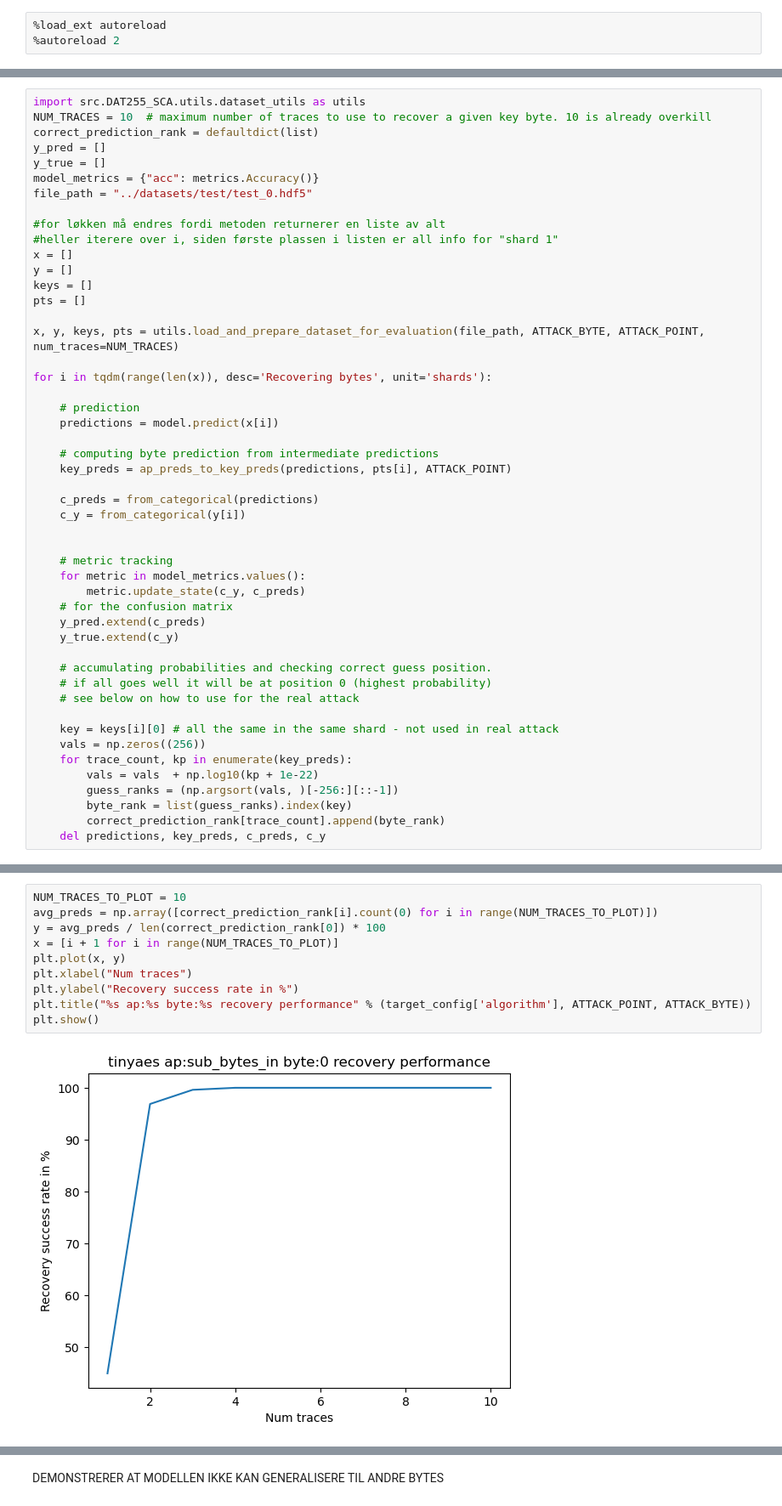
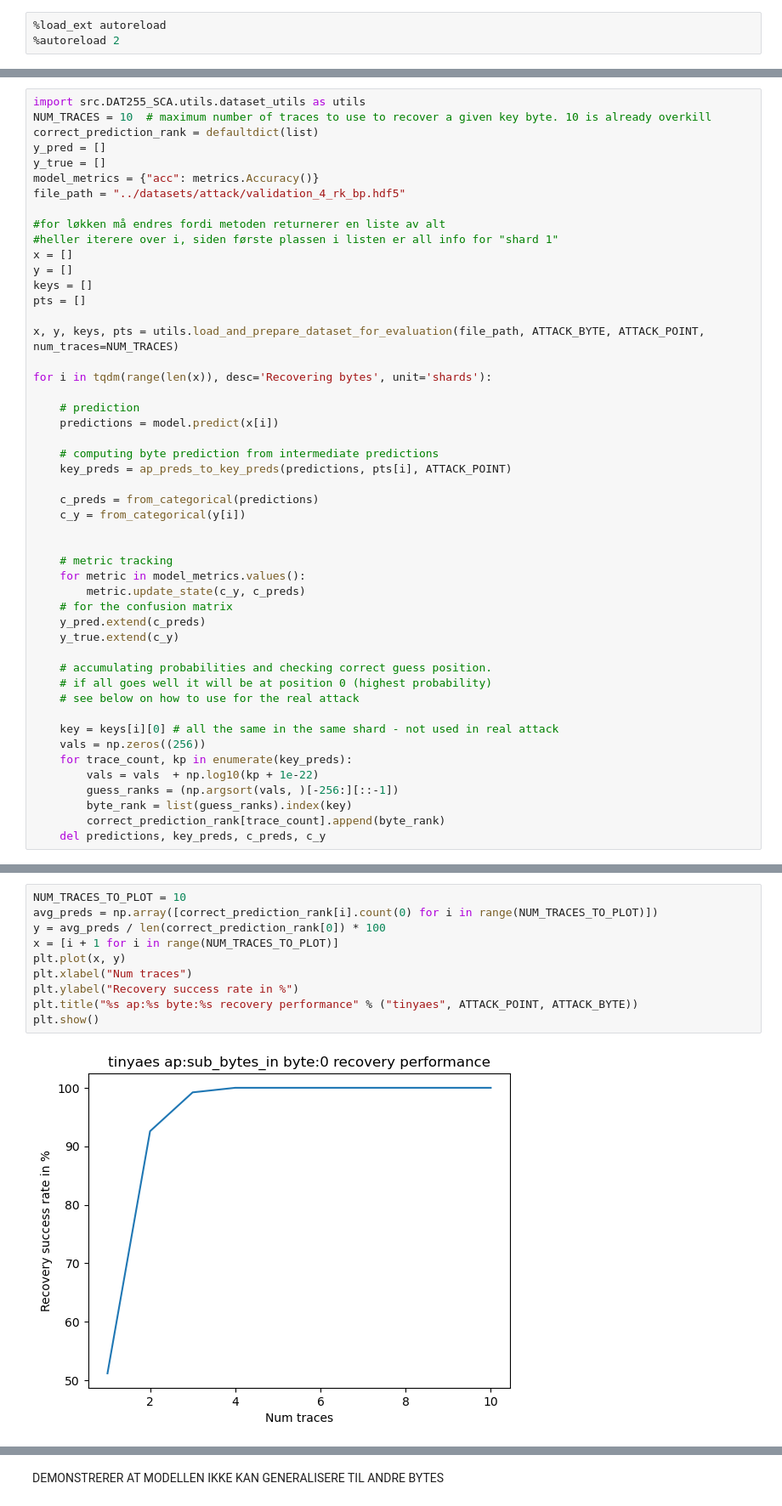
Before and after one commit to 671414/DAT255_SCA, a Jupyter notebook: notebooks/ours/testing recovery on our own dataset.ipynb, the cells around one changed output, grey strips where cells are left out. Shown: that part at 85% size. Saved outputs shown, nothing was run; the diff lists cells and outputs as text.

```diff
--- a/notebooks/ours/testing recovery on our own dataset.ipynb
+++ b/notebooks/ours/testing recovery on our own dataset.ipynb
@@ -107,7 +99,7 @@ correct_prediction_rank = defaultdict(list)
 y_pred = []
 y_true = []
 model_metrics = {"acc": metrics.Accuracy()}
-file_path = "../datasets/test/test_0.hdf5"
+file_path = "../datasets/attack/validation_4_rk_bp.hdf5"
 
 #for løkken må endres fordi metoden returnerer en liste av alt
 #heller iterere over i, siden første plassen i listen er all info for "shard 1"
@@ -209,15 +170,15 @@ target_config = json.loads(config)
 # %%
 NUM_TRACES_TO_PLOT = 10
 avg_preds = np.array([correct_prediction_rank[i].count(0) for i in range(NUM_TRACES_TO_PLOT)])
 y = avg_preds / len(correct_prediction_rank[0]) * 100
 x = [i + 1 for i in range(NUM_TRACES_TO_PLOT)]
 plt.plot(x, y)
 plt.xlabel("Num traces")
 plt.ylabel("Recovery success rate in %")
-plt.title("%s ap:%s byte:%s recovery performance" % (target_config['algorithm'], ATTACK_POINT, ATTACK_BYTE))
+plt.title("%s ap:%s byte:%s recovery performance" % ("tinyaes", ATTACK_POINT, ATTACK_BYTE))
 plt.show()
 # %% [output]
-[figure, old version]
+[figure, new version]
 # %%
 min_traces = 0
 max_traces = 0
```
Also changed, not shown: parts of 16 cells of this notebook, 13 other files.
